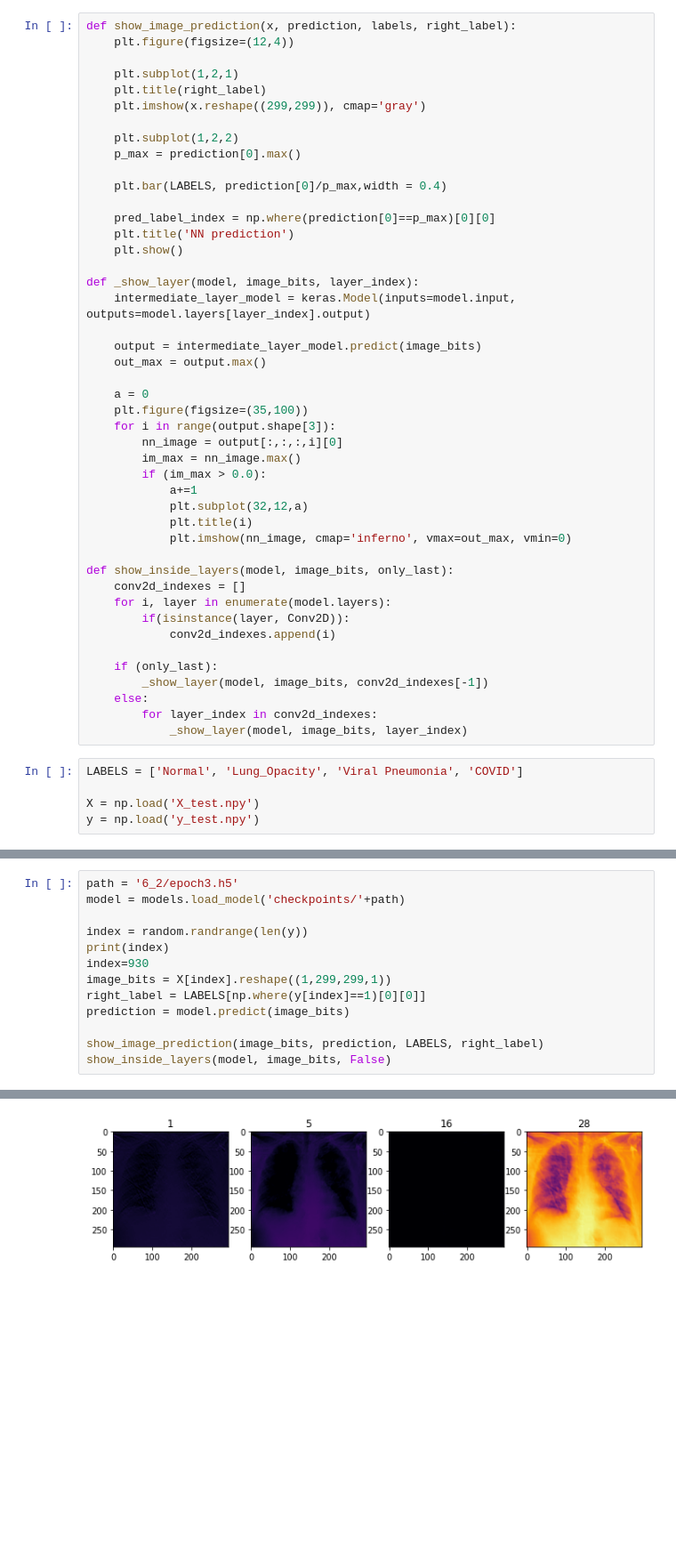
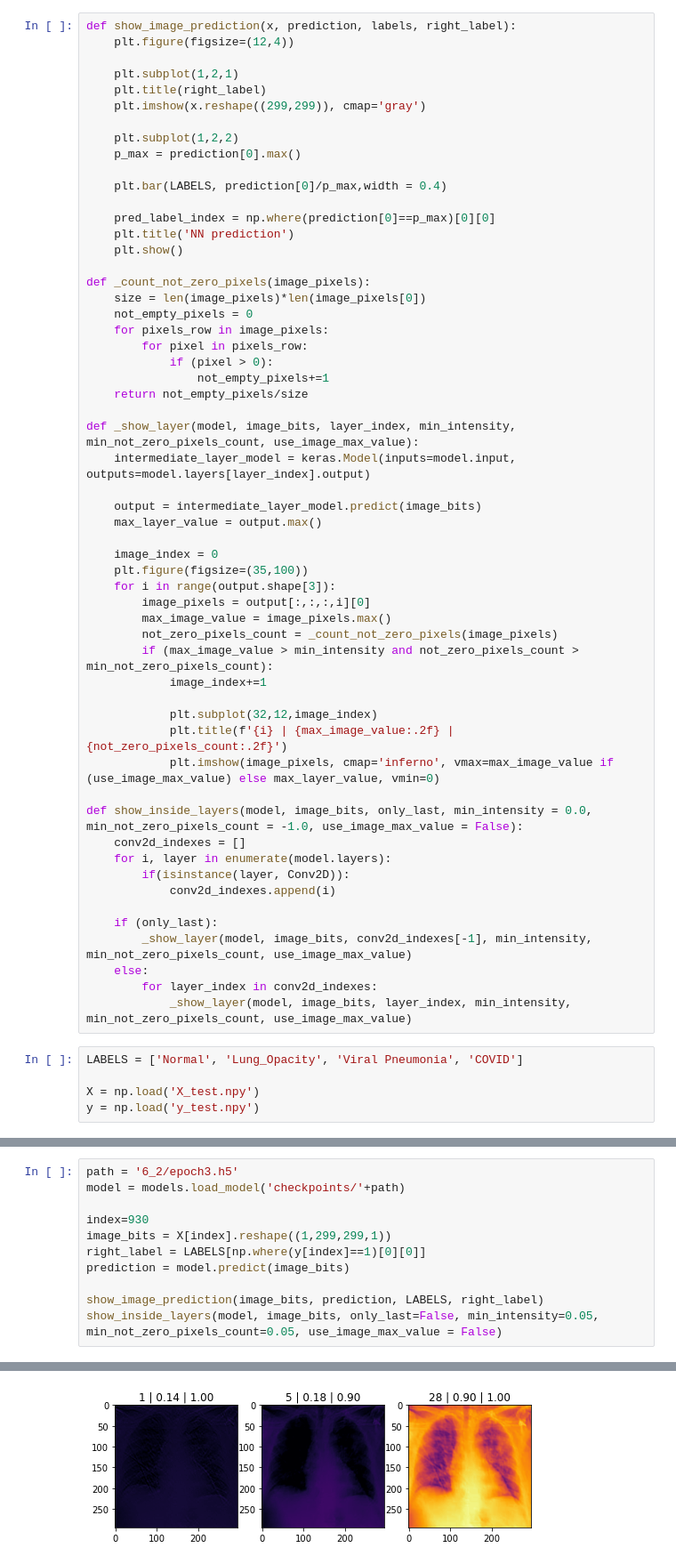
Before and after one commit to DiachukVlad/Praca-in-ynierska, a Jupyter notebook: program/what_is_inside.ipynb, the cells around one changed output, grey strips where cells are left out. Shown at 89% size. Cells and saved outputs as stored; diff of their text form; blank space fills up the shorter version.

```diff
--- a/program/what_is_inside.ipynb
+++ b/program/what_is_inside.ipynb
@@ -34,34 +32,45 @@ def show_image_prediction(x, prediction, labels, right_label):
     plt.title('NN prediction')
     plt.show()
 
-def _show_layer(model, image_bits, layer_index):
+def _count_not_zero_pixels(image_pixels):
+    size = len(image_pixels)*len(image_pixels[0])
+    not_empty_pixels = 0
+    for pixels_row in image_pixels:
+        for pixel in pixels_row:
+            if (pixel > 0):
+                not_empty_pixels+=1
+    return not_empty_pixels/size
+
+def _show_layer(model, image_bits, layer_index, min_intensity, min_not_zero_pixels_count, use_image_max_value):
     intermediate_layer_model = keras.Model(inputs=model.input, outputs=model.layers[layer_index].output)
 
     output = intermediate_layer_model.predict(image_bits)
-    out_max = output.max()
+    max_layer_value = output.max()
 
-    a = 0
+    image_index = 0
     plt.figure(figsize=(35,100))
     for i in range(output.shape[3]):
-        nn_image = output[:,:,:,i][0]
-        im_max = nn_image.max()
-        if (im_max > 0.0):
-            a+=1
-            plt.subplot(32,12,a)
-            plt.title(i)
-            plt.imshow(nn_image, cmap='inferno', vmax=out_max, vmin=0)
+        image_pixels = output[:,:,:,i][0]
+        max_image_value = image_pixels.max()
+        not_zero_pixels_count = _count_not_zero_pixels(image_pixels)
+        if (max_image_value > min_intensity and not_zero_pixels_count > min_not_zero_pixels_count):
+            image_index+=1
 
-def show_inside_layers(model, image_bits, only_last):
+            plt.subplot(32,12,image_index)
+            plt.title(f'{i} | {max_image_value:.2f} | {not_zero_pixels_count:.2f}')
+            plt.imshow(image_pixels, cmap='inferno', vmax=max_image_value if (use_image_max_value) else max_layer_value, vmin=0)
+
+def show_inside_layers(model, image_bits, only_last, min_intensity = 0.0, min_not_zero_pixels_count = -1.0, use_image_max_value = False):
     conv2d_indexes = []
     for i, layer in enumerate(model.layers):
         if(isinstance(layer, Conv2D)):
             conv2d_indexes.append(i)
 
     if (only_last):
-        _show_layer(model, image_bits, conv2d_indexes[-1])
+        _show_layer(model, image_bits, conv2d_indexes[-1], min_intensity, min_not_zero_pixels_count, use_image_max_value)
     else:
         for layer_index in conv2d_indexes:
-            _show_layer(model, image_bits, layer_index)
+            _show_layer(model, image_bits, layer_index, min_intensity, min_not_zero_pixels_count, use_image_max_value)
 # %%
 LABELS = ['Normal', 'Lung_Opacity', 'Viral Pneumonia', 'COVID']
 
@@ -108,13 +135,11 @@ WARNING:tensorflow:11 out of the last 11 calls to <function Model.make_predict_f
 path = '6_2/epoch3.h5'
 model = models.load_model('checkpoints/'+path)
 
-index = random.randrange(len(y))
-print(index)
 index=930
 image_bits = X[index].reshape((1,299,299,1))
 right_label = LABELS[np.where(y[index]==1)[0][0]]
 prediction = model.predict(image_bits)
 
 show_image_prediction(image_bits, prediction, LABELS, right_label)
-show_inside_layers(model, image_bits, False)
+show_inside_layers(model, image_bits, only_last=False, min_intensity=0.05, min_not_zero_pixels_count=0.05, use_image_max_value = False)
 # %% [output]
@@ -122,8 +147,8 @@ show_inside_layers(model, image_bits, False)
 WARNING:tensorflow:11 out of the last 11 calls to <function Model.make_predict_function.<locals>.predict_function at 0x...> triggered tf.function retracing. Tracing is expensive and the excessive numb ...
 [figure]
 WARNING:tensorflow:11 out of the last 11 calls to <function Model.make_predict_function.<locals>.predict_function at 0x...> triggered tf.function retracing. Tracing is expensive and the excessive numb ...
 WARNING:tensorflow:11 out of the last 11 calls to <function Model.make_predict_function.<locals>.predict_function at 0x...> triggered tf.function retracing. Tracing is expensive and the excessive numb ...
 WARNING:tensorflow:11 out of the last 11 calls to <function Model.make_predict_function.<locals>.predict_function at 0x...> triggered tf.function retracing. Tracing is expensive and the excessive numb ...
 WARNING:tensorflow:11 out of the last 11 calls to <function Model.make_predict_function.<locals>.predict_function at 0x...> triggered tf.function retracing. Tracing is expensive and the excessive numb ...
 WARNING:tensorflow:11 out of the last 11 calls to <function Model.make_predict_function.<locals>.predict_function at 0x...> triggered tf.function retracing. Tracing is expensive and the excessive numb ...
-[figure, old version]
+[figure, new version]
```
Also changed, not shown: parts of 6 cells of this notebook, 19 other files.
